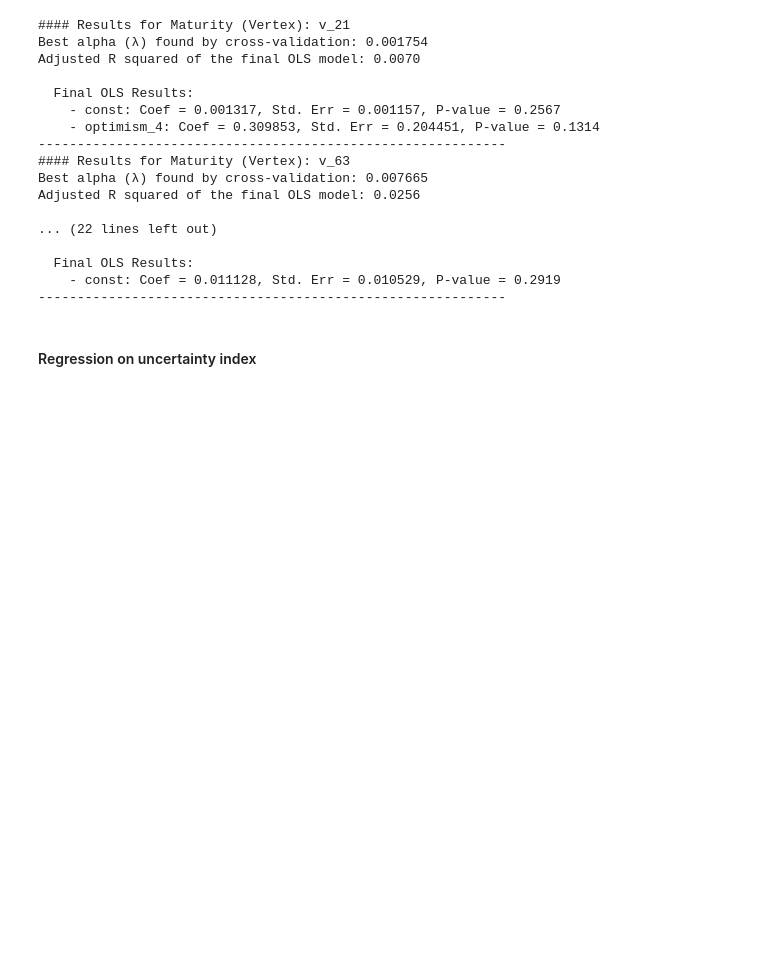
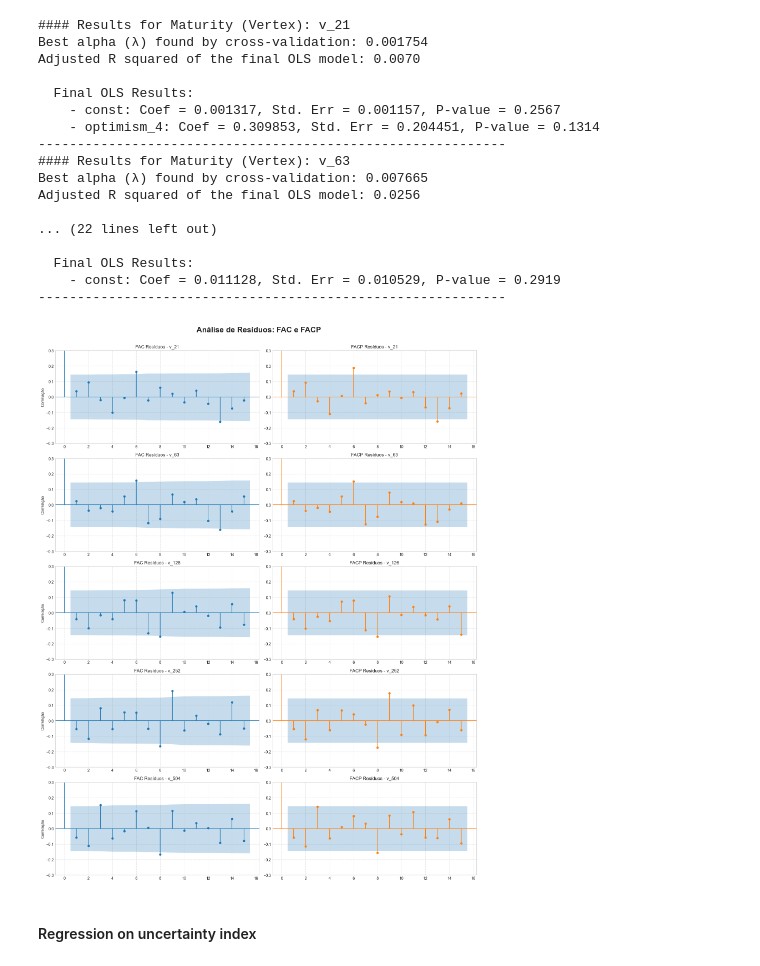
Before and after one commit to mattbreitenbach/br-central-bank-sentiment, a Jupyter notebook: 9_regression_on_level.ipynb, the cells around one changed output. Cells and saved outputs as stored; diff of their text form; code cells hidden in the pictures; blank space fills up the shorter version.

Commit message:
Test for the residual of the level regression

```diff
--- a/9_regression_on_level.ipynb
+++ b/9_regression_on_level.ipynb
@@ -122,6 +124,51 @@ Adjusted R squared of the final OLS model: 0.0256
   Final OLS Results:
     - const: Coef = 0.011128, Std. Err = 0.010529, P-value = 0.2919
 ------------------------------------------------------------
+# %%
+
+plt.style.use("seaborn-v0_8-whitegrid")
+
+results_to_analyze = reg_level_optimism
+data_source = regression_data
+
+num_series = len(results_to_analyze)
+fig, axes = plt.subplots(nrows=num_series, ncols=2, figsize=(16, 4 * num_series))
+
+fig.suptitle("Análise de Resíduos: FAC e FACP", fontsize=20, weight="bold", y=1.005)
+
+for i, result in enumerate(results_to_analyze):
+    vertex = result["Vertix"]
+
+    selected_vars = [var for var in result["Coefs_OLS_Final"].index if var != "const"]
+
+    Y = data_source[vertex]
+
+    if selected_vars:
+        X = data_source[selected_vars]
+        X = sm.add_constant(X)
+    else:
+        X = sm.add_constant(pd.DataFrame(index=data_source.index, data=[1]*len(data_source)))
+
+    model_resid = sm.OLS(Y, X).fit()
+    residuals = model_resid.resid.dropna()
+
+    # FAC
+    plot_acf(residuals, ax=axes[i, 0], title=f"FAC Resíduos - {vertex}", lags=15,
+             color="tab:blue", vlines_kwargs={"colors": "tab:blue"})
+    axes[i, 0].set_ylabel("Correlação")
+    axes[i, 0].grid(True, linestyle="--", alpha=0.6)
+    axes[i, 0].set_ylim(-0.3, 0.3)
+
+    # FACP
+    plot_pacf(residuals, ax=axes[i, 1], title=f"FACP Resíduos - {vertex}", lags=15,
+              color="tab:orange", vlines_kwargs={"colors": "tab:orange"}, method="ywm")
+    axes[i, 1].grid(True, linestyle="--", alpha=0.6)
+    axes[i, 1].set_ylim(-0.3, 0.3)
+
+plt.tight_layout()
+plt.show()
+# %% [output]
+[figure, added]
 # %% [markdown]
 #### Regression on uncertainty index
 # %%
```
Also changed, not shown: parts of 8 cells of this notebook.
